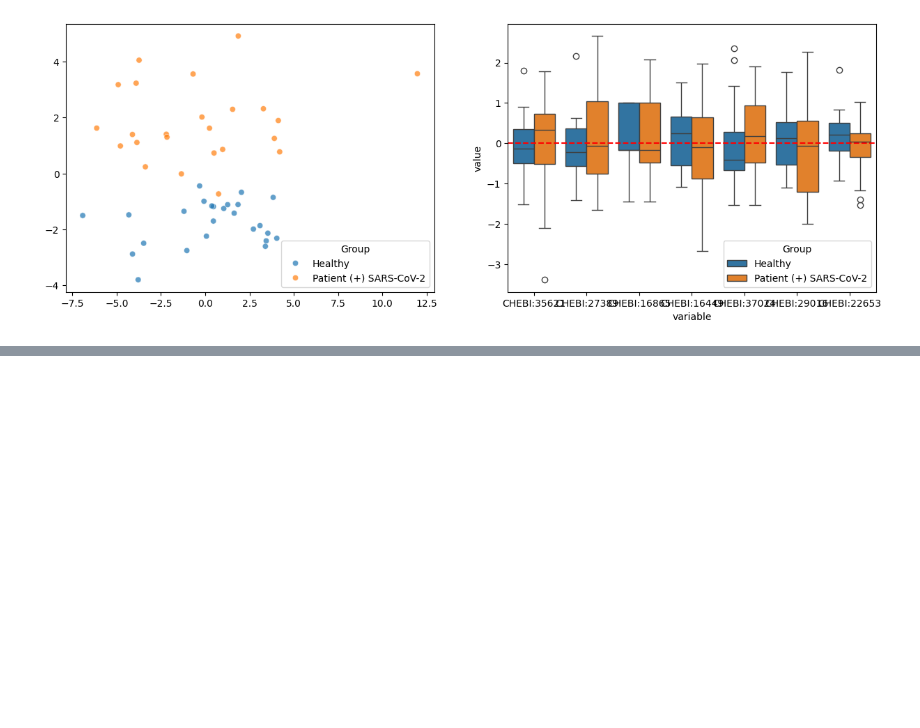
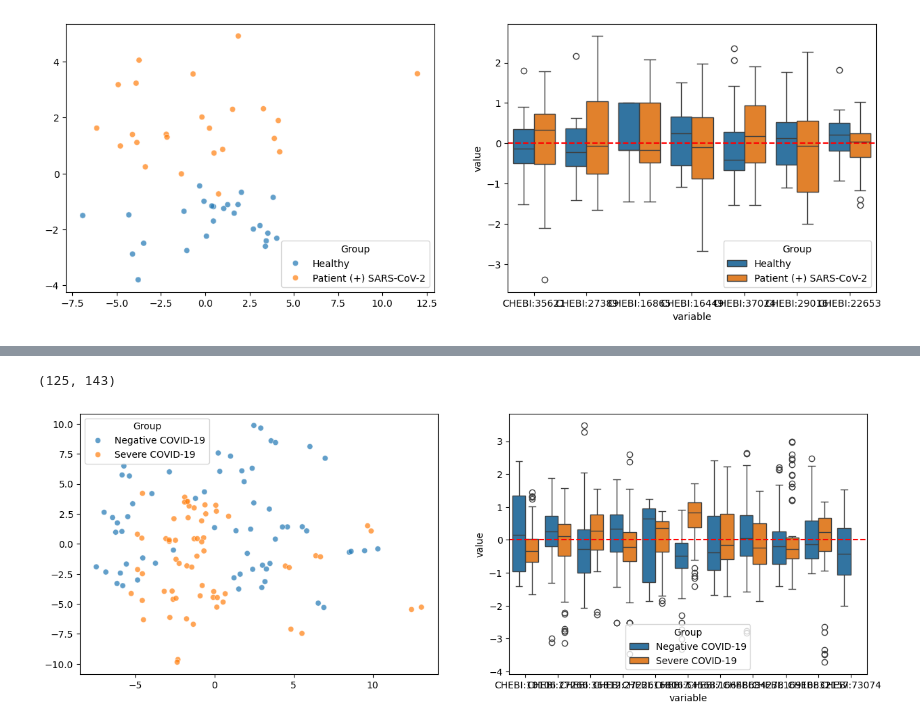
Before and after one commit to cwieder/MetHDN, a Jupyter notebook: MetDMN/process.ipynb, the cells around one changed output, grey strips where cells are left out. Saved outputs shown, nothing was run; the diff lists cells and outputs as text; code cells hidden in the pictures; blank space fills up the shorter version.

Commit message:
update covid dmn

```diff
--- a/MetDMN/process.ipynb
+++ b/MetDMN/process.ipynb
@@ -191,0 +210,7 @@ s2014.plot_qc()
+# %%
+s2291 = MTBLSDataset(
+    file_path = 'Studies/MTBLS2291',
+    id = 'MTBLS2291',
+    node_name = 'MTBLS2291',
+    md_group = 'Factor Value[Disease severity]',
+    md_filter = ['Negative COVID-19', 'Severe COVID-19'])
@@ -191,0 +235,8 @@ s2014.plot_qc()
+# %%
+s2291.processed_data.shape
+# %% [output]
+(125, 143)
+# %%
+s2291.plot_qc()
+# %% [output]
+[figure, added]
```
Also changed, not shown: parts of 25 cells of this notebook, 2 other files.
